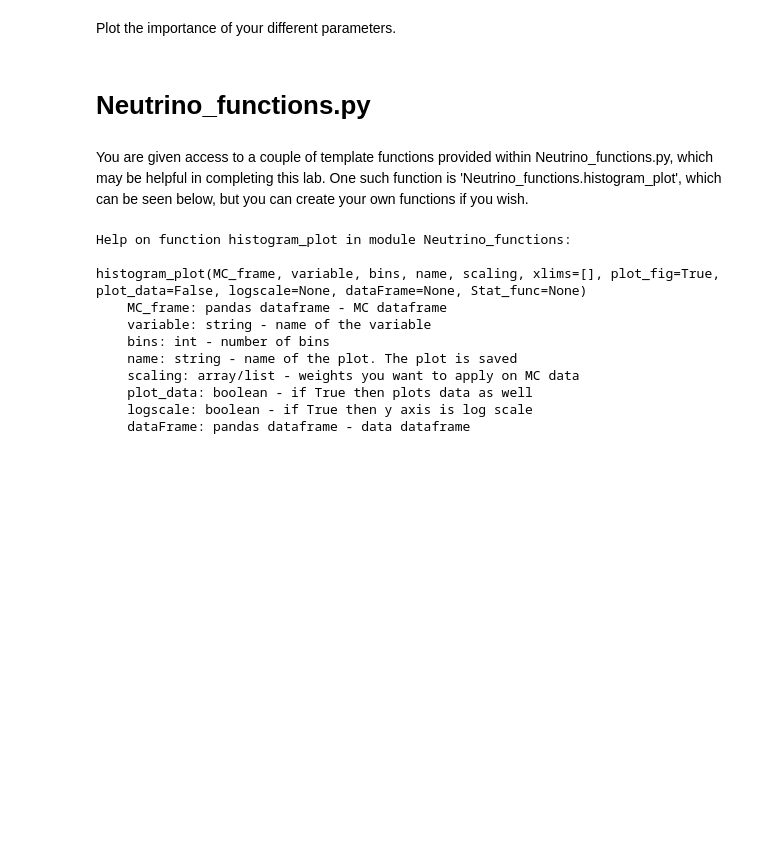
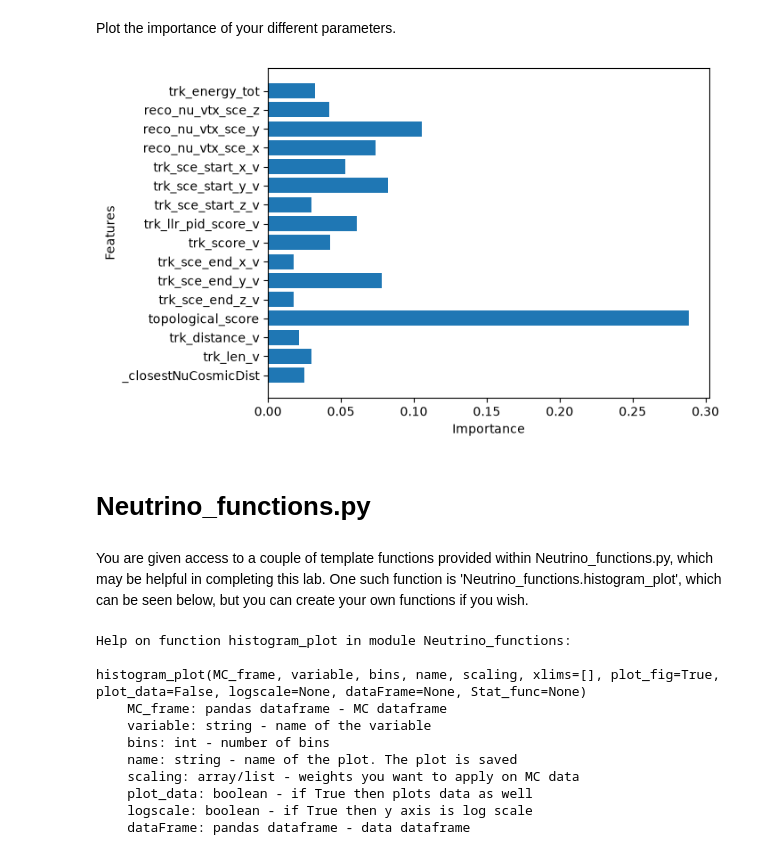
Before and after one commit to CanonicaliTY/uboone_lab_student_copy, a Jupyter notebook: MainAnalysis_template.ipynb, the cells around one changed output. Cells and saved outputs as stored; diff of their text form; code cells hidden in the pictures; blank space fills up the shorter version.

```diff
--- a/MainAnalysis_template.ipynb
+++ b/MainAnalysis_template.ipynb
@@ -285,14 +289,19 @@ X = MC_EXT_ML[features]
 y = np.array(MC_EXT_ML['category'])
 
 # Display shape of X and y, should be (N, 16) (N) where is number of samples.
-print("(X) (y) shape:")
-##print()
+
+print("X shape:", X.shape)
+print("y shape:", y.shape)
 
 # Then split the data up into a "training set" and "test set" using train_test_split.
 # Keep the random_state=1 in your arguments
-##x_train, x_test, y_train, y_test = train_test_split(random_state=1) # 80/20 training/test split
+# Split into 80% training data and 20% test data
+
+x_train, x_test, y_train, y_test = train_test_split(
+    X, y, test_size=0.2, random_state=1
+)
 
 # Print the shape, should now be
-print("\n(x_train) (y_train) shape: ")
-##print()
+print("Training shapes:", x_train.shape, y_train.shape)
+print("Test shapes:", x_test.shape, y_test.shape)
 # %% [output]
@@ -339,14 +379,16 @@ Produce a confusion matrix for your model to quantify its ability to predict you
 Plot the importance of your different parameters.
 # %%
 # Plot importance
-##importance = rf.feature_importances_
-##ytix = features
+importance = rf.feature_importances_
+ytix = features
 
-##plt.barh(range(16), importance)
-##plt.yticks(range(16), features)
-##plt.xlabel("Importance")
-##plt.ylabel("Features")
-##plt.show()
+plt.barh(range(16), importance)
+plt.yticks(range(16), features)
+plt.xlabel("Importance")
+plt.ylabel("Features")
+plt.show()
+# %% [output]
+[figure, added]
 # %% [markdown]
 # Neutrino_functions.py
 # %% [markdown]
```
Also changed, not shown: parts of 7 cells of this notebook, 2 other files.
